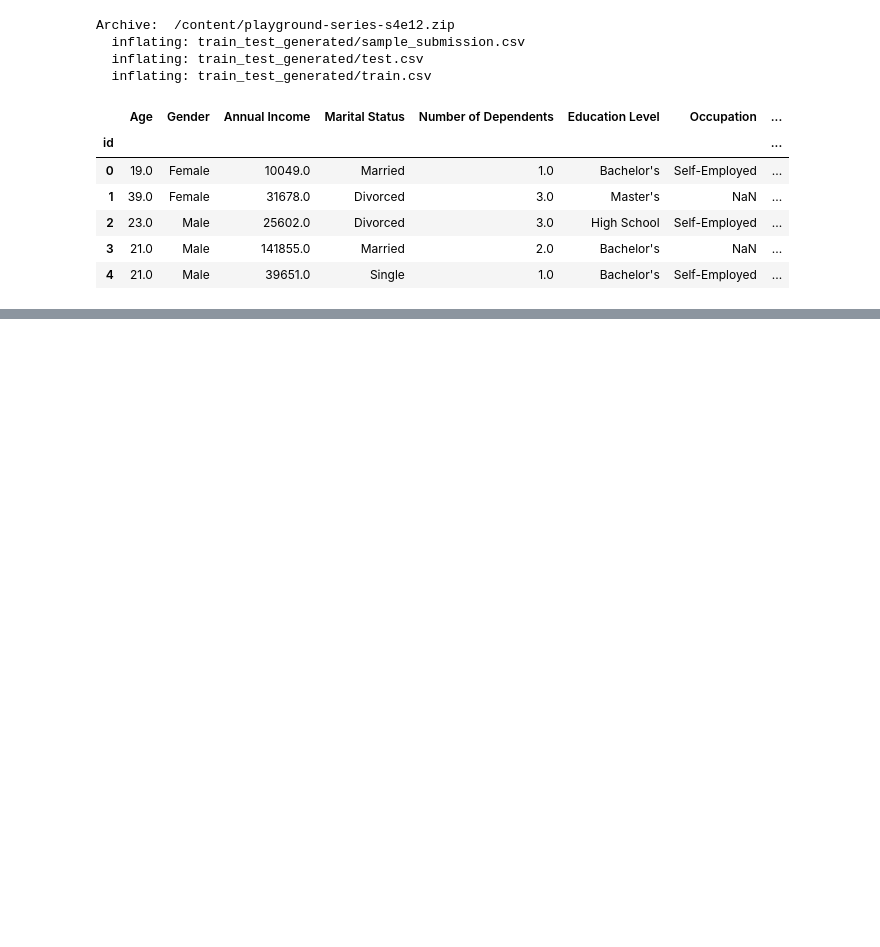
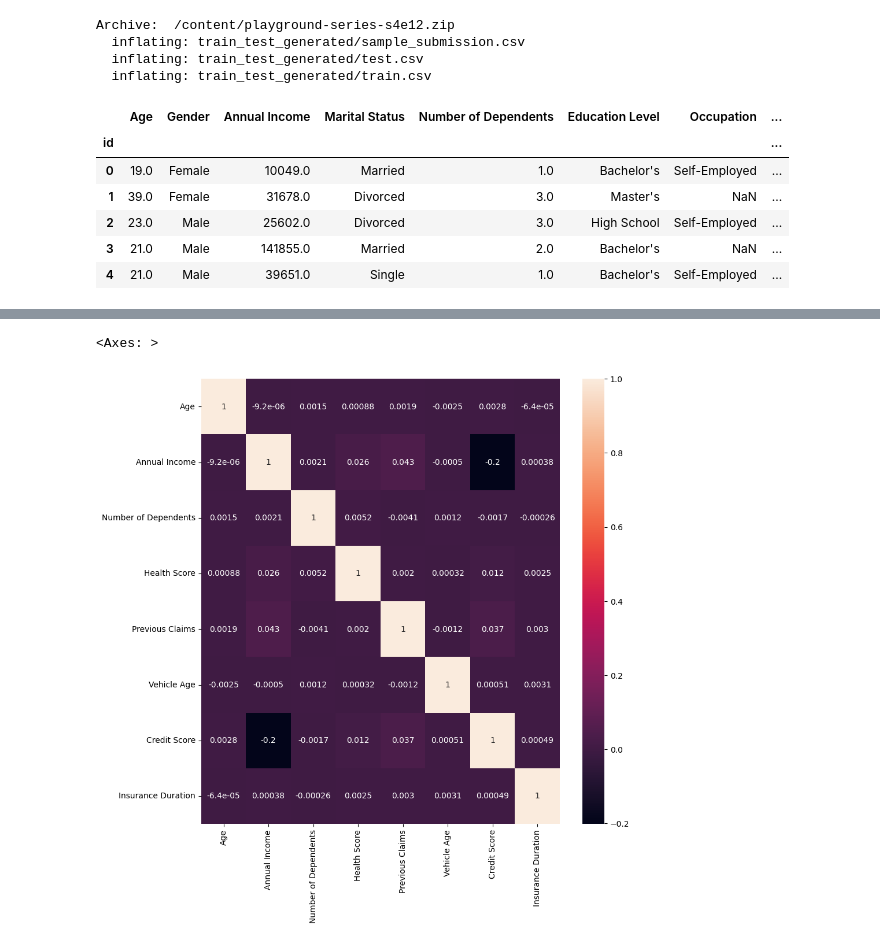
Before and after one commit to peteray-dev/Insurance-premium-ML, a Jupyter notebook: Insurance_Regression.ipynb, the cells around one changed output, grey strips where cells are left out. Cells and saved outputs as stored; diff of their text form; code cells hidden in the pictures; blank space fills up the shorter version.

```diff
--- a/Insurance_Regression.ipynb
+++ b/Insurance_Regression.ipynb
@@ -39,0 +150,6 @@ df_train.head()
+# %%
+df_train.drop(columns='Policy Start Date', inplace=True)
+df_test.drop(columns='Policy Start Date', inplace=True)
+
+cat_col = df_train.select_dtypes(include=['object']).columns.tolist()
+num_col = df_train.select_dtypes(exclude=['object']).columns.tolist()[:-1]
@@ -39,0 +175,6 @@ df_train.head()
+# %%
+plt.figure(figsize=(10,10))
+sns.heatmap(df_train[num_col].corr(), annot=True)
+# %% [output]
+<Axes: >
+[figure, added]
```
Also changed, not shown: parts of 29 cells of this notebook.
